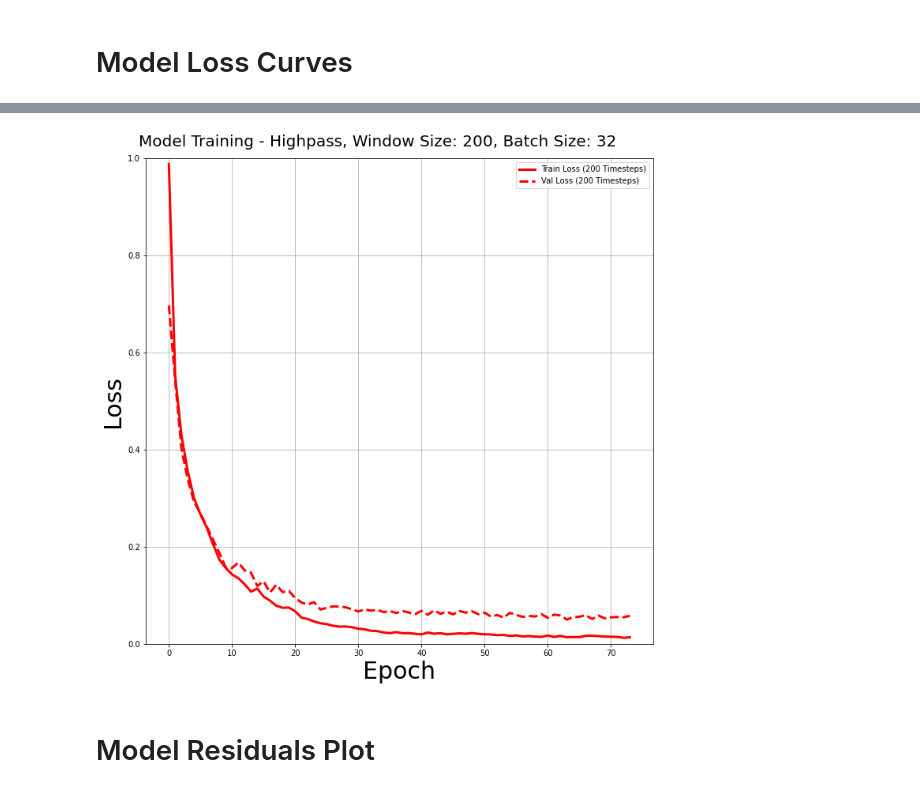
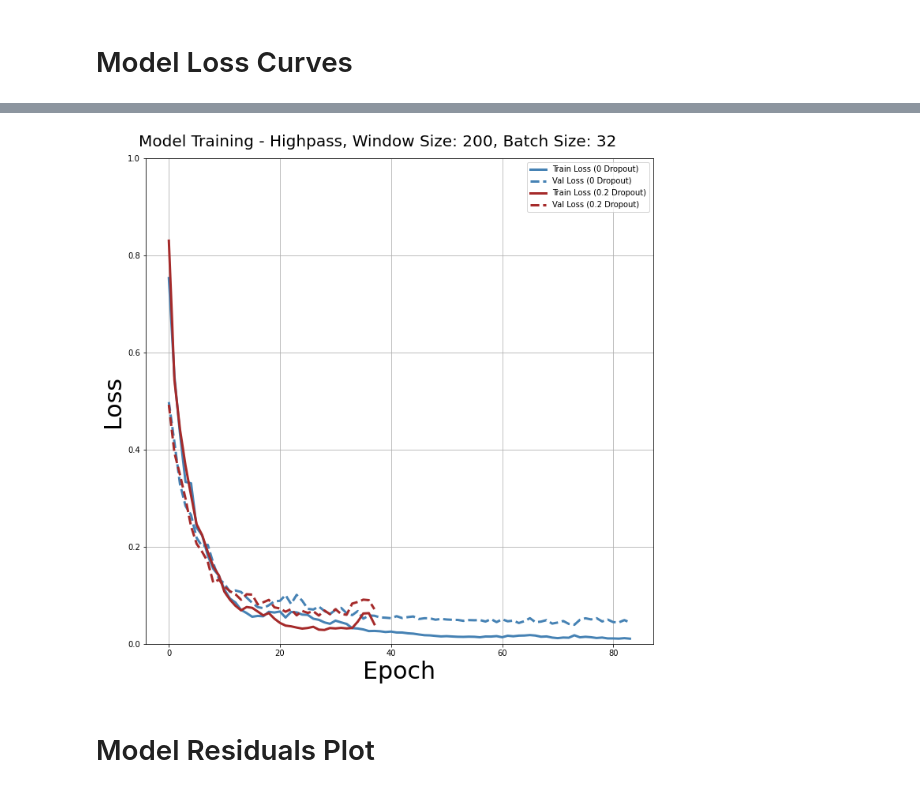
Before and after one commit to epic-research-group/das-to-discharge, a Jupyter notebook: window_size_comparisons.ipynb, the cells around one changed output, grey strips where cells are left out. Drawn from its saved outputs; the diff is of its cells as text; code cells hidden in the pictures.

```diff
--- a/window_size_comparisons.ipynb
+++ b/window_size_comparisons.ipynb
@@ -1243,24 +1243,31 @@ performance = {}
 ww = 200
 bs = 32
 
-SEED = 1
+SEED = 2
 random.seed(SEED)
 np.random.seed(SEED)
 tf.random.set_seed(SEED)
 
+dropout_num = [0, 0.2]
 
+for dropout in dropout_num:
 
-linear_model, lstm_model, dnn_model,  df_all_chan,  input_columns, das_data_all, f  = d2d.import_data(filename = file)
+    linear_model, lstm_model, dnn_model, df_all_chan, das_data_all, f  = d2d.import_data(filename = file)
 
-da = df_all_chan.to_numpy()
+    da = df_all_chan.to_numpy()
 
-multi_step_window_shuffled = d2d.WindowGenerator(df_all_chan,
-                                                input_width=ww,
-                                                label_width=1,
-                                                shift=0,
-                                                label_columns=['Discharge'],
-                                                input_columns=input_columns,
-                                                shuffle=True,
-                                                batch_size=bs)
+    multi_step_window_shuffled = d2d.WindowGenerator(df_all_chan,
+                                                    input_width=ww,
+                                                    label_width=1,
+                                                    shift=0,
+                                                    label_columns=['Discharge'],
+                                                    input_columns=input_columns,
+                                                    shuffle=True,
+                                                    batch_size=bs)
+
+    history['lstm_'+str(dropout)] = d2d.compile_and_fit(lstm_model, multi_step_window_shuffled, learning_rate = 0.001)
+
+    val_performance['lstm_'+str(dropout)] = lstm_model.evaluate(multi_step_window_shuffled.val)
+    performance['lstm_'+str(dropout)] = lstm_model.evaluate(multi_step_window_shuffled.test, verbose=0)
 # %% [output]
 Keys: <KeysViewHDF5 ['DAS Data', 'Discharge', 'Times']>
@@ -1267,5 +1289,0 @@ Keys: <KeysViewHDF5 ['DAS Data', 'Discharge', 'Times']>
-# %%
-history['lstm_'+str(ww)+'_'+filt] = d2d.compile_and_fit(lstm_model, multi_step_window_shuffled, learning_rate = 0.001)
-
-val_performance['lstm_'+str(ww)+'_'+filt] = lstm_model.evaluate(multi_step_window_shuffled.val)
-performance['lstm_'+str(ww)+'_'+filt] = lstm_model.evaluate(multi_step_window_shuffled.test, verbose=0)
@@ -1290,23 +1290,27 @@ Epoch 74/1000
 # %%
 import matplotlib.pyplot as plt
 
+colors = ['steelblue', 'brown']
+
 fig, ax = plt.subplots(figsize=(10,10))
+fig.patch.set_facecolor('white')
 
-ax.plot(history['lstm_'+str(ww)+'_'+filt].history['loss'], label='Train Loss ('+str(ww)+' Timesteps)',linewidth=3, c='red')
-ax.plot(history['lstm_'+str(ww)+'_'+filt].history['val_loss'], label='Val Loss ('+str(ww)+' Timesteps)',linewidth=3, ls='--', c='red')
+for dropout, c in zip(dropout_num, colors):
+    ax.plot(history['lstm_'+str(dropout)].history['loss'], label='Train Loss ('+str(dropout)+' Dropout)',linewidth=3, c=c)
+    ax.plot(history['lstm_'+str(dropout)].history['val_loss'], label='Val Loss ('+str(dropout)+' Dropout)',linewidth=3, ls='--', c=c)
 
-fig.patch.set_facecolor('white')
+
 ax.set_ylabel('Loss', size=30)
 ax.set_xlabel('Epoch', size=30)
 ax.set_ylim((0, 1))
 ax.grid()
 ax.legend()
 fig.suptitle('Model Training - Highpass, Window Size: '+str(ww)+', Batch Size: '+str(bs), fontsize = 20)
 
 plt.tight_layout()
 plt.show()
 # %% [output]
-[figure, old version]
+[figure, new version]
 # %% [markdown]
 # Model Residuals Plot
 # %%
```
Also changed, not shown: parts of 5 cells of this notebook, 12 other files.
